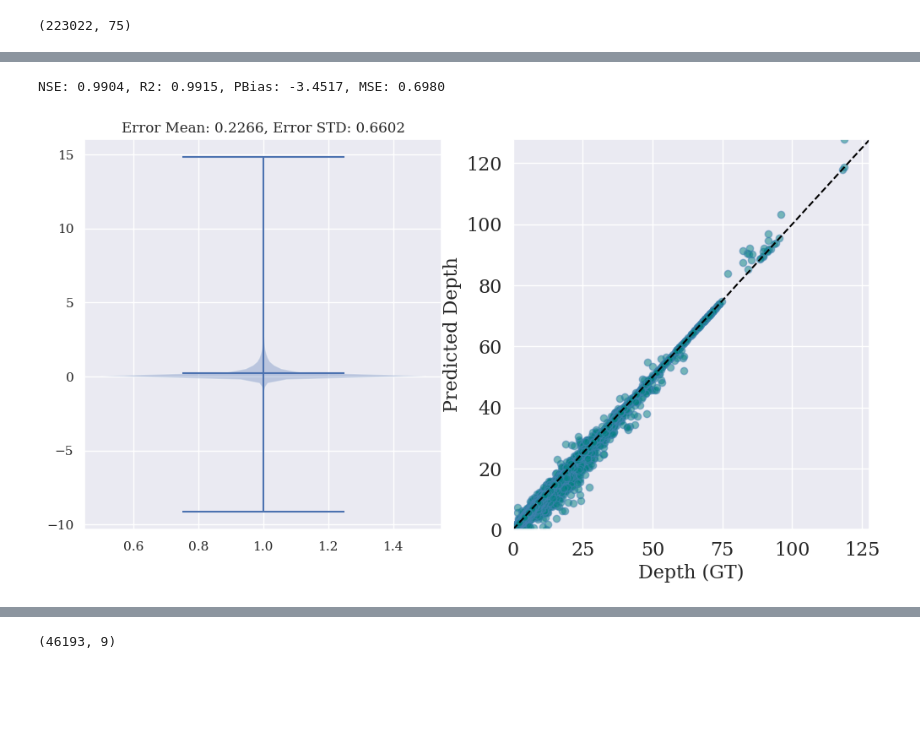
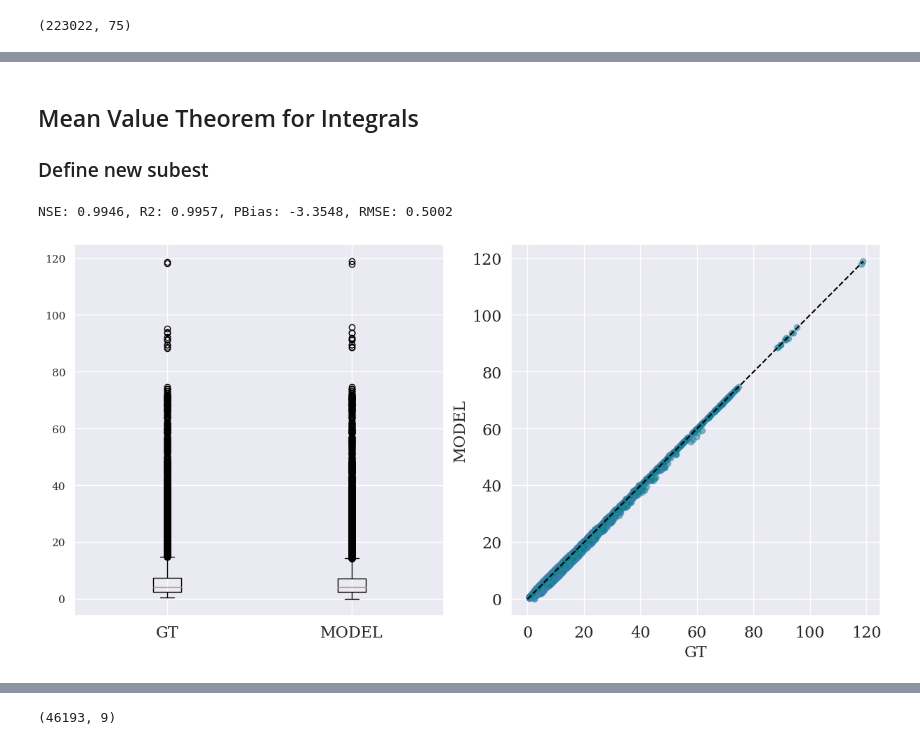
Before and after one commit to smhassanerfani/si2022, a Jupyter notebook: tauraat/hydroswot_subset.ipynb, the cells around one changed output, grey strips where cells are left out. Cells and saved outputs as stored; diff of their text form; code cells hidden in the pictures; blank space fills up the shorter version.

```diff
--- a/tauraat/hydroswot_subset.ipynb
+++ b/tauraat/hydroswot_subset.ipynb
@@ -13,7 +13,8 @@ hydroswot.shape
 # %% [output]
 (223022, 75)
 # %%
-candidate_columns=['site_no', 'site_tp_cd', 'drain_area_va', 'q_va', 'stage_va', 'stream_wdth_va', 'xsec_area_va', 'mean_vel_va', 'mean_depth_va']
+# candidate_columns=['site_no', 'site_tp_cd', 'drain_area_va', 'q_va', 'stage_va', 'stream_wdth_va', 'xsec_area_va', 'mean_vel_va', 'mean_depth_va', 'max_depth_va']
+candidate_columns=['site_no', 'site_tp_cd', 'q_va', 'stream_wdth_va', 'xsec_area_va', 'mean_depth_va', 'max_depth_va']
 df = hydroswot[candidate_columns]
 df = df.dropna(axis=0, how='any', subset=candidate_columns)
 df.shape
@@ -57,5 +58,5 @@ max       155.000000
 Name: site_no, dtype: float64
 # %%
-hydro_pos_q = hydro_pos_q[hydro_pos_q['site_tp_cd'].isin(['ST', 'ST-DCH', 'ST-CA'])]
+hydro_pos_q = hydro_pos_q[hydro_pos_q['site_tp_cd'].isin(['ST'])]
 hydro_pos_q.shape
 # %% [output]
@@ -77,10 +98,13 @@ hydro_pos_q.reset_index(drop=True, inplace=True)
+# %% [markdown]
+## Mean Value Theorem for Integrals
+### Define new subest
 # %%
 idx = hydro_pos_q['xsec_area_va'] / hydro_pos_q['stream_wdth_va'] - hydro_pos_q['mean_depth_va']
 
-pct = 0.0001
+pct = 0.01
 hydro_subset = hydro_pos_q[(idx > idx.quantile(pct)) & (idx < idx.quantile(1-pct))]
 # %%
-scatter_plot(hydro_subset['mean_depth_va'], hydro_subset['xsec_area_va'] / hydro_subset['stream_wdth_va'])
+scatter_plot(hydro_subset['mean_depth_va'], hydro_subset['xsec_area_va'] / hydro_subset['stream_wdth_va'], model_name='depth-mean')
 # %% [output]
-NSE: 0.9904, R2: 0.9915, PBias: -3.4517, MSE: 0.6980
+NSE: 0.9946, R2: 0.9957, PBias: -3.3548, RMSE: 0.5002
-[figure, old version]
+[figure, new version]
```
Also changed, not shown: parts of 14 cells of this notebook.
